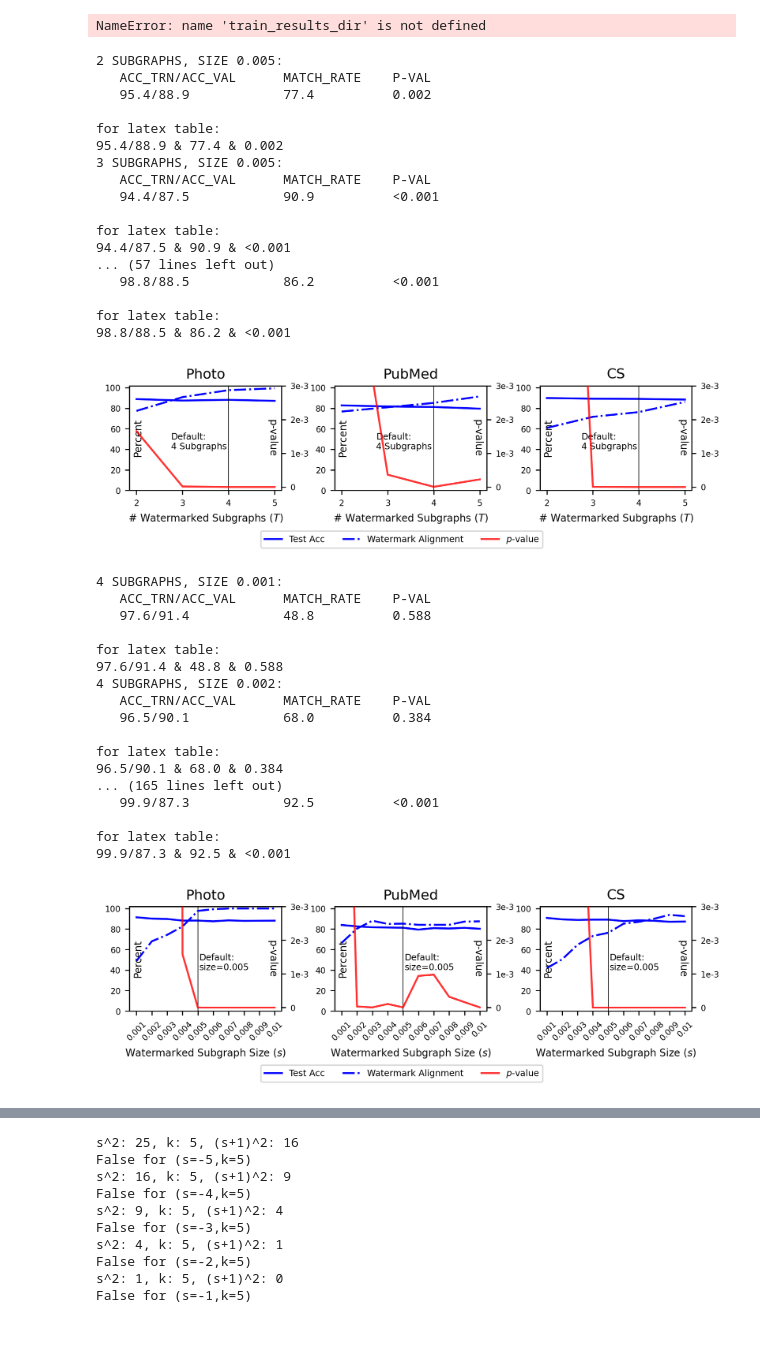
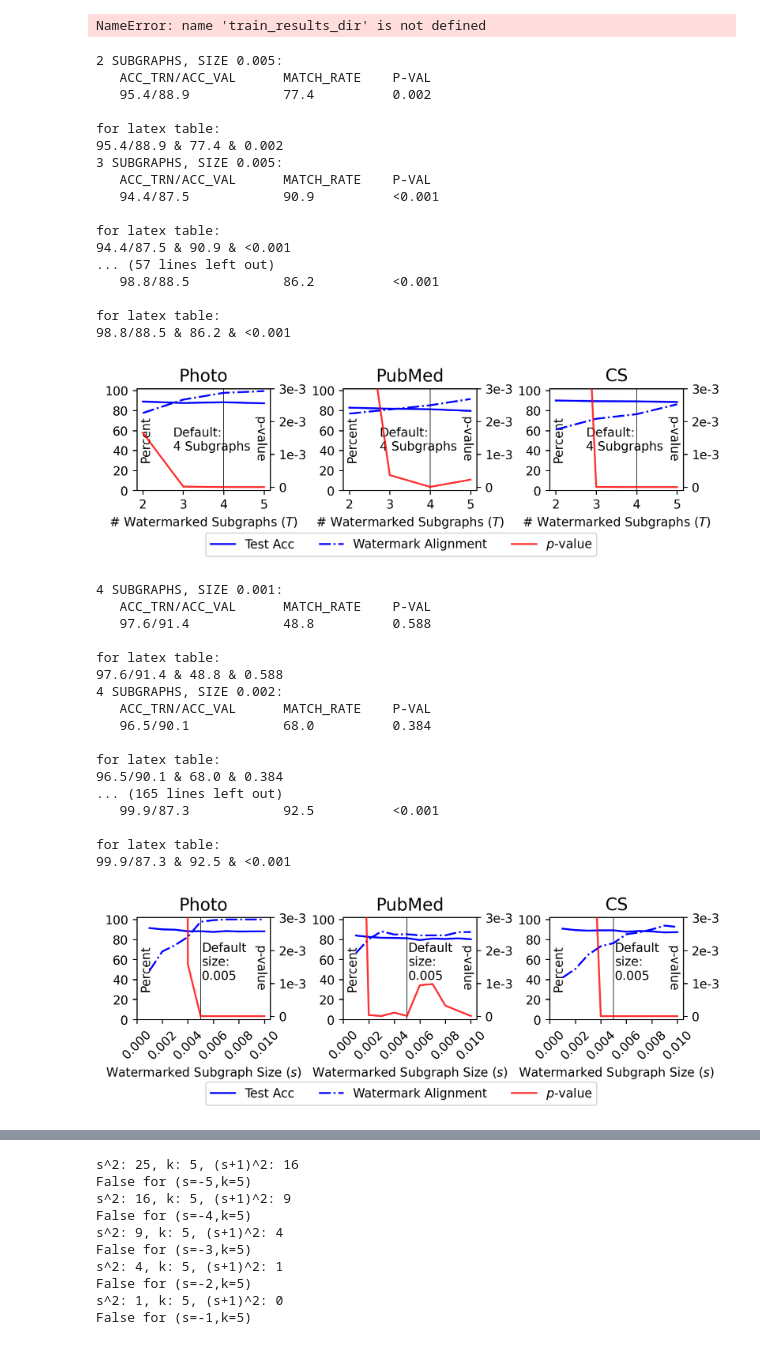
Before and after one commit to jdowner212/GNN-watermark, a Jupyter notebook: src/main_experiments.ipynb, the cells around one changed output, grey strips where cells are left out. Cells and saved outputs as stored; diff of their text form; code cells hidden in the pictures.

```diff
--- a/src/main_experiments.ipynb
+++ b/src/main_experiments.ipynb
@@ -385,0 +418,5 @@ for subgraph_size in [10,20]:
+# %%
+from torch_geometric.datasets import KarateClub
+dataset = KarateClub()
+data = dataset[0]
+print(data)
@@ -834,17 +873,18 @@ seed=0
 def ablation_plot(recollect=False, arch='SAGE', num_subgraph=4,exclude_title=False, variable='subgraph_size',
                                   xticksize=7,yticksize=7,xlabelsize=9,ylabelsize=9,smalltitlesize=11,bigtitlesize=13,legendtitlesize=7,annotatesize=7,xrotation=45):
     starting_epoch=0
-    subgraph_sizes = [0.001,0.002,0.003,0.004,0.005,0.006,0.007,0.008,0.009,0.01]
+    # subgraph_sizes = [0.001,0.002,0.003,0.004,0.005,0.006,0.007,0.008,0.009,0.01]
+    subgraph_sizes = [0.000,0.002,0.004,0.006,0.008,0.010]
     num_subgraphs  = [2,3,4,5]
     num_subgraph=4
     subgraph_size=0.005
     fig = plt.figure(figsize=(8,1.5))
-    gs = gridspec.GridSpec(1, 3, figure=fig)
+    gs = gridspec.GridSpec(1, 5, figure=fig,width_ratios=[1,0.1,1,0.1,1])
     for i, dataset_name in enumerate(['photo','PubMed','CS']):
         current_dir = os.getcwd()
         parent_dir = os.path.dirname(current_dir)
         train_results_dir = os.path.join(parent_dir,'training_results',dataset_name)
-        ax = fig.add_subplot(gs[0,i])
+        ax = fig.add_subplot(gs[0,i*2])
         root = '/Users/janedowner/Desktop/Desktop/IDEAL/'
         if dataset_name=='PubMed':
             if arch=='GCN':
@@ -935,7 +975,7 @@ def ablation_plot(recollect=False, arch='SAGE', num_subgraph=4,exclude_title=Fal
             default_value=4
         elif variable=='subgraph_size':
             xvals=subgraph_sizes
-            default_str='Default:\nsize=0.005'
+            default_str='Default\nsize:\n0.005'
             xlabel=f'Watermarked Subgraph Size ($s$)'
             default_value=0.005
 
@@ -946,8 +986,17 @@ def ablation_plot(recollect=False, arch='SAGE', num_subgraph=4,exclude_title=Fal
         ax2.plot(xvals,p_vals,color='red',label='$p$-value',zorder=3,alpha=0.8)
         text_x = 0.0051 if variable=='subgraph_size' else 2.75
         ax.text(text_x,40,default_str,color='black',fontsize=annotatesize,zorder=10,clip_on=False)
-        ax.set_xticks(xvals)
-        ax.set_xticklabels(xvals,fontsize=xticksize,rotation=xrotation)
+        if variable=='subgraph_size':
+            # Define the custom tick positions and labels
+            custom_ticks = [0, 0.002,0.004,0.006,0.008,0.01]  # Fewer ticks than xvals
+            custom_labels = ["0.000", "0.002", "0.004", "0.006", "0.008", "0.010"]  # Custom labels for these ticks
+            # Apply the ticks and labels
+            ax.set_xticks(custom_ticks)  # Set the tick positions
+            ax.set_xticklabels(custom_labels, fontsize=xticksize, rotation=xrotation)  # Set the corresponding labels
+        else:
+            ax.set_xticks(xvals)
+            ax.set_xticklabels(xvals,fontsize=xticksize,rotation=xrotation)
+
         acc_ticks = [0,20,40,60,80,100]
         ax.set_yticks(acc_ticks)
         ax.set_yticklabels(acc_ticks,fontsize=yticksize)
@@ -957,11 +1006,11 @@ def ablation_plot(recollect=False, arch='SAGE', num_subgraph=4,exclude_title=Fal
         ax2.set_yticklabels(ax2_ytick_labels,fontsize=yticksize)
         ax.set_ylim(0,102)
         ax2.set_ylim(-0.0001,0.003)
-        ax.set_ylabel('Percent',fontsize=ylabelsize,labelpad=-30)
-        # ax.yaxis.set_label_coords(-0,1.03)  # Adjust x and y coordinates for position
+        ax.set_ylabel('Percent',fontsize=ylabelsize,labelpad=-38)
+        # ax.set_ylabel('Percent',fontsize=ylabelsize,labelpad=-30)
         ax.set_xlabel(xlabel,fontsize=xlabelsize)
-        ax2.set_ylabel('p-value',fontsize=ylabelsize,labelpad=-25,rotation=270)
-        # ax2.yaxis.set_label_coords(1,1.13)  # Adjust x and y coordinates for position
+        ax2.set_ylabel('p-value',fontsize=ylabelsize,labelpad=-33,rotation=270)
+        # ax2.set_ylabel('p-value',fontsize=ylabelsize,labelpad=-25,rotation=270)
         ax.set_title(dataset_name.capitalize() if dataset_name=='photo' else dataset_name,fontsize=smalltitlesize)
 
 
@@ -970,7 +1019,7 @@ def ablation_plot(recollect=False, arch='SAGE', num_subgraph=4,exclude_title=Fal
     ax2_handles, ax2_labels = ax2.get_legend_handles_labels()
     handles = ax_handles + ax2_handles
     labels = ax_labels + ax2_labels
-    legend_y=-0.35 if variable=='subgraph_size' else -0.25
+    legend_y=-0.45 if variable=='subgraph_size' else -0.3
     fig.legend(handles=handles, labels=labels, loc='center', bbox_to_anchor=(0.5, legend_y), ncol=3,fontsize=legendtitlesize)
     if exclude_title==False:
         fig.suptitle('Performance Metrics vs. Target Subgraph Size',y=1.1,fontsize=bigtitlesize)
@@ -978,21 +1027,21 @@ def ablation_plot(recollect=False, arch='SAGE', num_subgraph=4,exclude_title=Fal
 
 
 
-    plt.savefig(f'/Users/janedowner/Desktop/Desktop/IDEAL/Project_2/ICLR_photos/performance_vs_{variable}.png',bbox_inches='tight',dpi=300)
+    plt.savefig(f'/Users/janedowner/Library/Mobile Documents/com~apple~CloudDocs/Desktop_icloud/IDEAL/Project_2_updated/ICLR_photos/performance_vs_{variable}.png',bbox_inches='tight',dpi=300)
     plt.show()
 
 
 
 num_subgraph=4
 arch='SAGE'
-xticksize=6.5
-yticksize=6.5
-xlabelsize=8
-ylabelsize=8
-smalltitlesize=11
+xticksize=10#6.5
+yticksize=10#6.5
+xlabelsize=10#8
+ylabelsize=10#8
+smalltitlesize=14#11
 bigtitlesize=13
-legendtitlesize=7
-annotatesize=7
+legendtitlesize=10#7
+annotatesize=10#7
 exclude_title=True
 variable='num_subgraph'
 xrotation=45 if variable=='subgraph_size' else 0
@@ -1014,32 +1063,32 @@ ablation_plot(recollect=recollect, arch=arch, num_subgraph=num_subgraph,exclude_
 for latex table:
 95.4/88.9 & 77.4 & 0.002
 3 SUBGRAPHS, SIZE 0.005:
    ACC_TRN/ACC_VAL      MATCH_RATE    P-VAL
    94.4/87.5            90.9          <0.001
 
 for latex table:
 94.4/87.5 & 90.9 & <0.001
 ... (57 lines left out)
    98.8/88.5            86.2          <0.001
 
 for latex table:
 98.8/88.5 & 86.2 & <0.001
-[figure, old version]
+[figure, new version]
 4 SUBGRAPHS, SIZE 0.001:
    ACC_TRN/ACC_VAL      MATCH_RATE    P-VAL
    97.6/91.4            48.8          0.588
 
 for latex table:
 97.6/91.4 & 48.8 & 0.588
 4 SUBGRAPHS, SIZE 0.002:
    ACC_TRN/ACC_VAL      MATCH_RATE    P-VAL
    96.5/90.1            68.0          0.384
 
 for latex table:
 96.5/90.1 & 68.0 & 0.384
 ... (165 lines left out)
    99.9/87.3            92.5          <0.001
 
 for latex table:
 99.9/87.3 & 92.5 & <0.001
-[figure, old version]
+[figure, new version]
```
Also changed, not shown: parts of 7 cells of this notebook.
